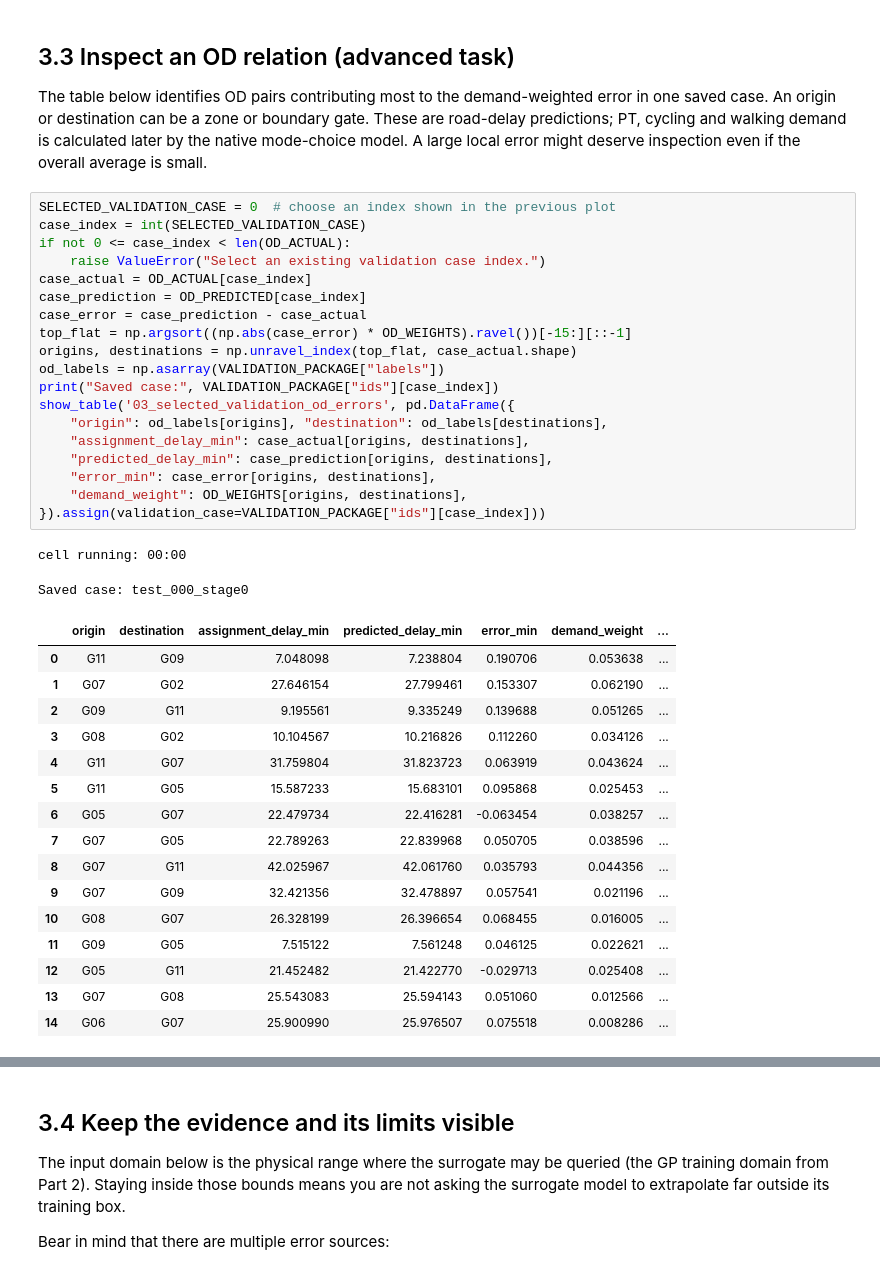
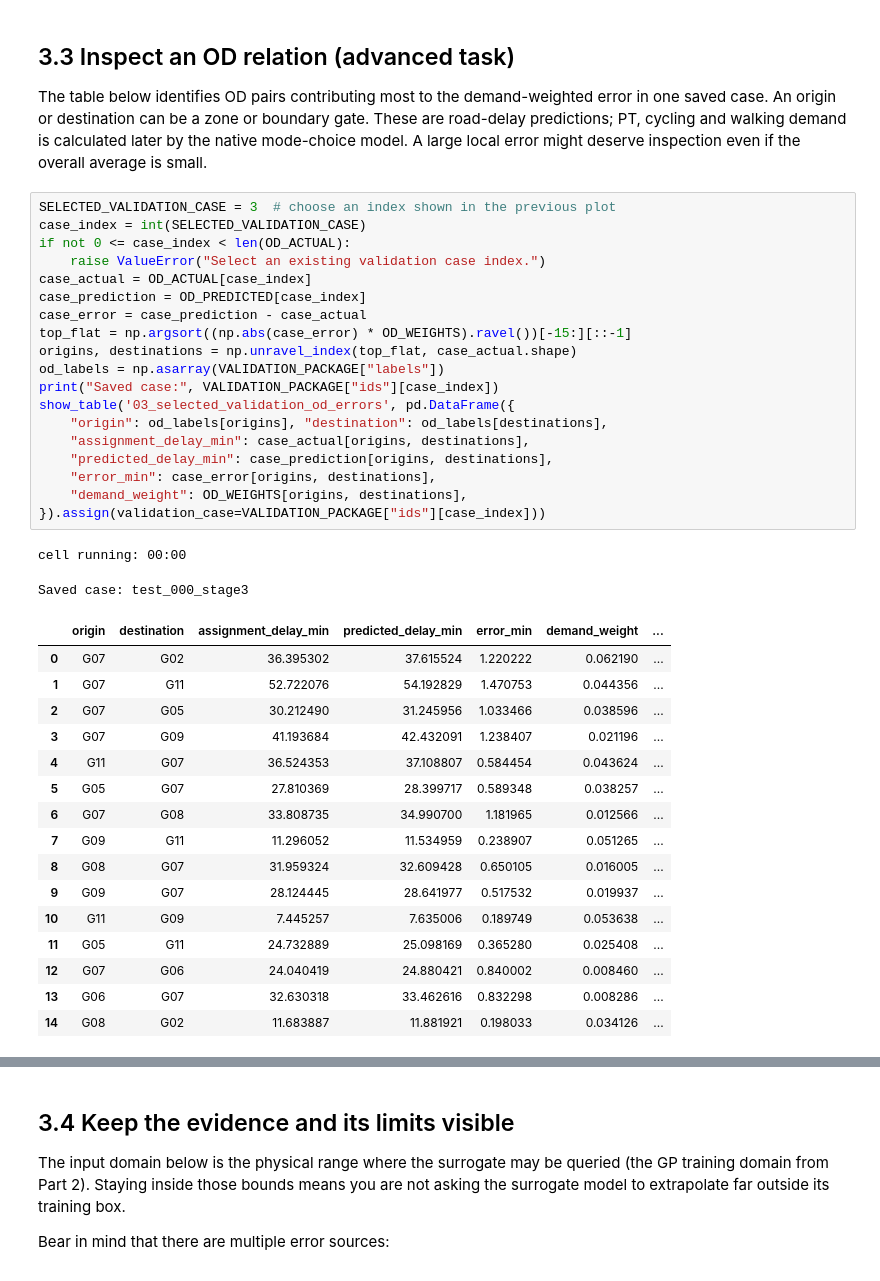
Before and after one commit to dmaure-ETHZ/IP-HS26-MehrSpur-CaseStudy-Domanyi-Londis-Maurer, a Jupyter notebook: notebooks/03_uncertainty_modeling.ipynb, the cells around one changed output, grey strips where cells are left out. Cells and saved outputs as stored; diff of their text form.

```diff
--- a/notebooks/03_uncertainty_modeling.ipynb
+++ b/notebooks/03_uncertainty_modeling.ipynb
@@ -964,43 +938,43 @@ cell running: 00:00
 
 The table below identifies OD pairs contributing most to the demand-weighted error in one saved case. An origin or destination can be a zone or boundary gate. These are road-delay predictions; PT, cycling and walking demand is calculated later by the native mode-choice model. A large local error might deserve inspection even if the overall average is small.
 # %%
-SELECTED_VALIDATION_CASE = 0  # choose an index shown in the previous plot
+SELECTED_VALIDATION_CASE = 3  # choose an index shown in the previous plot
 case_index = int(SELECTED_VALIDATION_CASE)
 if not 0 <= case_index < len(OD_ACTUAL):
     raise ValueError("Select an existing validation case index.")
 case_actual = OD_ACTUAL[case_index]
 case_prediction = OD_PREDICTED[case_index]
 case_error = case_prediction - case_actual
 top_flat = np.argsort((np.abs(case_error) * OD_WEIGHTS).ravel())[-15:][::-1]
 origins, destinations = np.unravel_index(top_flat, case_actual.shape)
 od_labels = np.asarray(VALIDATION_PACKAGE["labels"])
 print("Saved case:", VALIDATION_PACKAGE["ids"][case_index])
 show_table('03_selected_validation_od_errors', pd.DataFrame({
     "origin": od_labels[origins], "destination": od_labels[destinations],
     "assignment_delay_min": case_actual[origins, destinations],
     "predicted_delay_min": case_prediction[origins, destinations],
     "error_min": case_error[origins, destinations],
     "demand_weight": OD_WEIGHTS[origins, destinations],
 }).assign(validation_case=VALIDATION_PACKAGE["ids"][case_index]))
 # %% [output]
 cell running: 00:00
-Saved case: test_000_stage0
+Saved case: test_000_stage3
 |  | origin | destination | assignment_delay_min | predicted_delay_min | error_min | demand_weight | ... |
-| 0 | G11 | G09 | 7.048098 | 7.238804 | 0.190706 | 0.053638 | ... |
-| 1 | G07 | G02 | 27.646154 | 27.799461 | 0.153307 | 0.062190 | ... |
-| 2 | G09 | G11 | 9.195561 | 9.335249 | 0.139688 | 0.051265 | ... |
-| 3 | G08 | G02 | 10.104567 | 10.216826 | 0.112260 | 0.034126 | ... |
-| 4 | G11 | G07 | 31.759804 | 31.823723 | 0.063919 | 0.043624 | ... |
-| 5 | G11 | G05 | 15.587233 | 15.683101 | 0.095868 | 0.025453 | ... |
-| 6 | G05 | G07 | 22.479734 | 22.416281 | -0.063454 | 0.038257 | ... |
-| 7 | G07 | G05 | 22.789263 | 22.839968 | 0.050705 | 0.038596 | ... |
-| 8 | G07 | G11 | 42.025967 | 42.061760 | 0.035793 | 0.044356 | ... |
-| 9 | G07 | G09 | 32.421356 | 32.478897 | 0.057541 | 0.021196 | ... |
-| 10 | G08 | G07 | 26.328199 | 26.396654 | 0.068455 | 0.016005 | ... |
-| 11 | G09 | G05 | 7.515122 | 7.561248 | 0.046125 | 0.022621 | ... |
-| 12 | G05 | G11 | 21.452482 | 21.422770 | -0.029713 | 0.025408 | ... |
-| 13 | G07 | G08 | 25.543083 | 25.594143 | 0.051060 | 0.012566 | ... |
-| 14 | G06 | G07 | 25.900990 | 25.976507 | 0.075518 | 0.008286 | ... |
+| 0 | G07 | G02 | 36.395302 | 37.615524 | 1.220222 | 0.062190 | ... |
+| 1 | G07 | G11 | 52.722076 | 54.192829 | 1.470753 | 0.044356 | ... |
+| 2 | G07 | G05 | 30.212490 | 31.245956 | 1.033466 | 0.038596 | ... |
+| 3 | G07 | G09 | 41.193684 | 42.432091 | 1.238407 | 0.021196 | ... |
+| 4 | G11 | G07 | 36.524353 | 37.108807 | 0.584454 | 0.043624 | ... |
+| 5 | G05 | G07 | 27.810369 | 28.399717 | 0.589348 | 0.038257 | ... |
+| 6 | G07 | G08 | 33.808735 | 34.990700 | 1.181965 | 0.012566 | ... |
+| 7 | G09 | G11 | 11.296052 | 11.534959 | 0.238907 | 0.051265 | ... |
+| 8 | G08 | G07 | 31.959324 | 32.609428 | 0.650105 | 0.016005 | ... |
+| 9 | G09 | G07 | 28.124445 | 28.641977 | 0.517532 | 0.019937 | ... |
+| 10 | G11 | G09 | 7.445257 | 7.635006 | 0.189749 | 0.053638 | ... |
+| 11 | G05 | G11 | 24.732889 | 25.098169 | 0.365280 | 0.025408 | ... |
+| 12 | G07 | G06 | 24.040419 | 24.880421 | 0.840002 | 0.008460 | ... |
+| 13 | G06 | G07 | 32.630318 | 33.462616 | 0.832298 | 0.008286 | ... |
+| 14 | G08 | G02 | 11.683887 | 11.881921 | 0.198033 | 0.034126 | ... |
 # %%
 # Inspect the same busiest OD subset in both matrices.
 busy = np.argsort(OD_WEIGHTS.sum(axis=0) + OD_WEIGHTS.sum(axis=1))[-40:]
```
Also changed, not shown: parts of 7 cells of this notebook.
